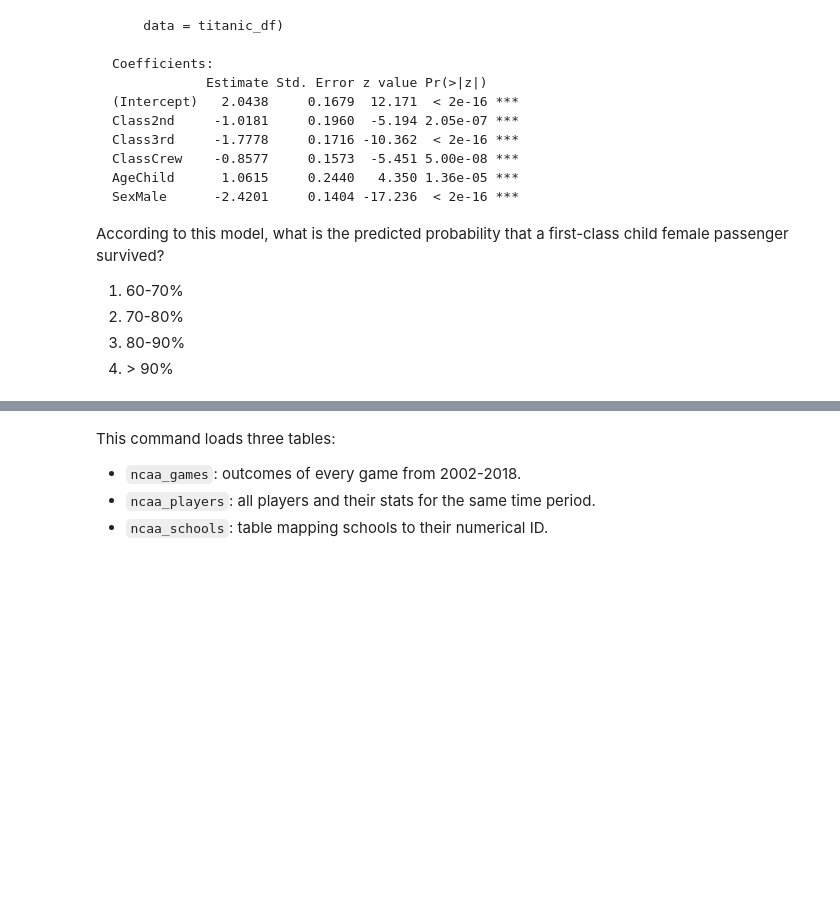
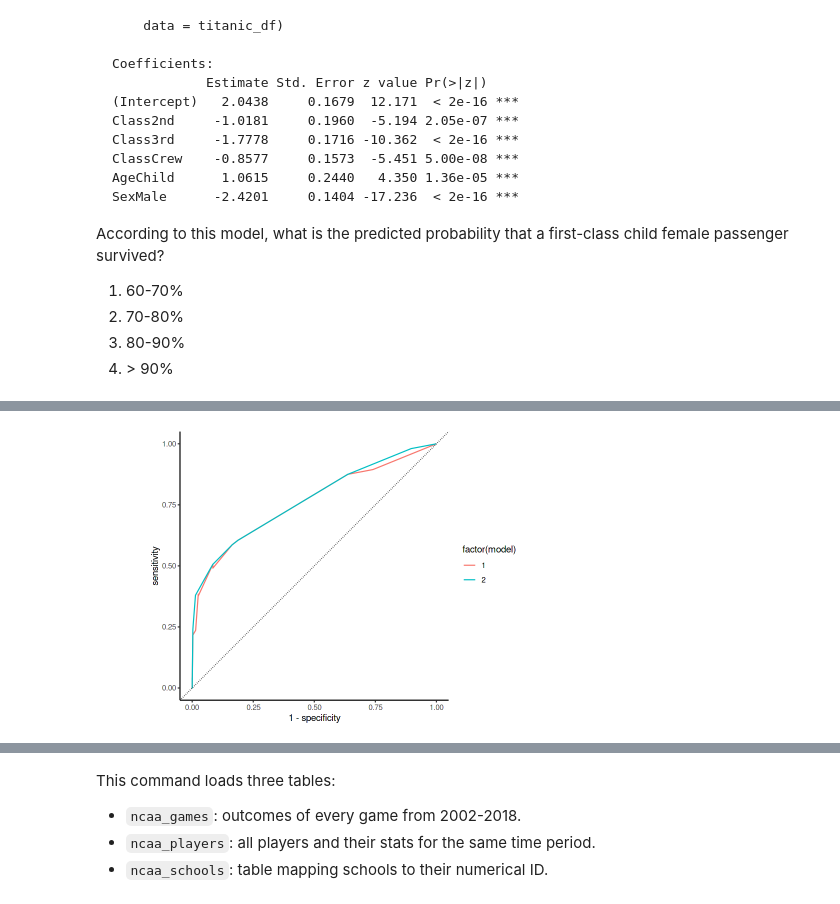
Before and after one commit to stats306/w23, a Jupyter notebook: lectures/week14/lecture20.ipynb, the cells around one changed output, grey strips where cells are left out. Cells and saved outputs as stored; diff of their text form; code cells hidden in the pictures; blank space fills up the shorter version.

```diff
--- a/lectures/week14/lecture20.ipynb
+++ b/lectures/week14/lecture20.ipynb
@@ -235,0 +507,6 @@ According to this model, what is the predicted probability that a first-class ch
+# %%
+bind_rows(mutate(roc, model=1), mutate(roc2, model=2)) %>%
+    ggplot(aes(x = 1 - specificity, y = sensitivity, color = factor(model))) + geom_line() +
+    coord_equal() + geom_abline(linetype="dotted")
+# %% [output]
+[figure, added]
```
Also changed, not shown: parts of 47 cells of this notebook.
